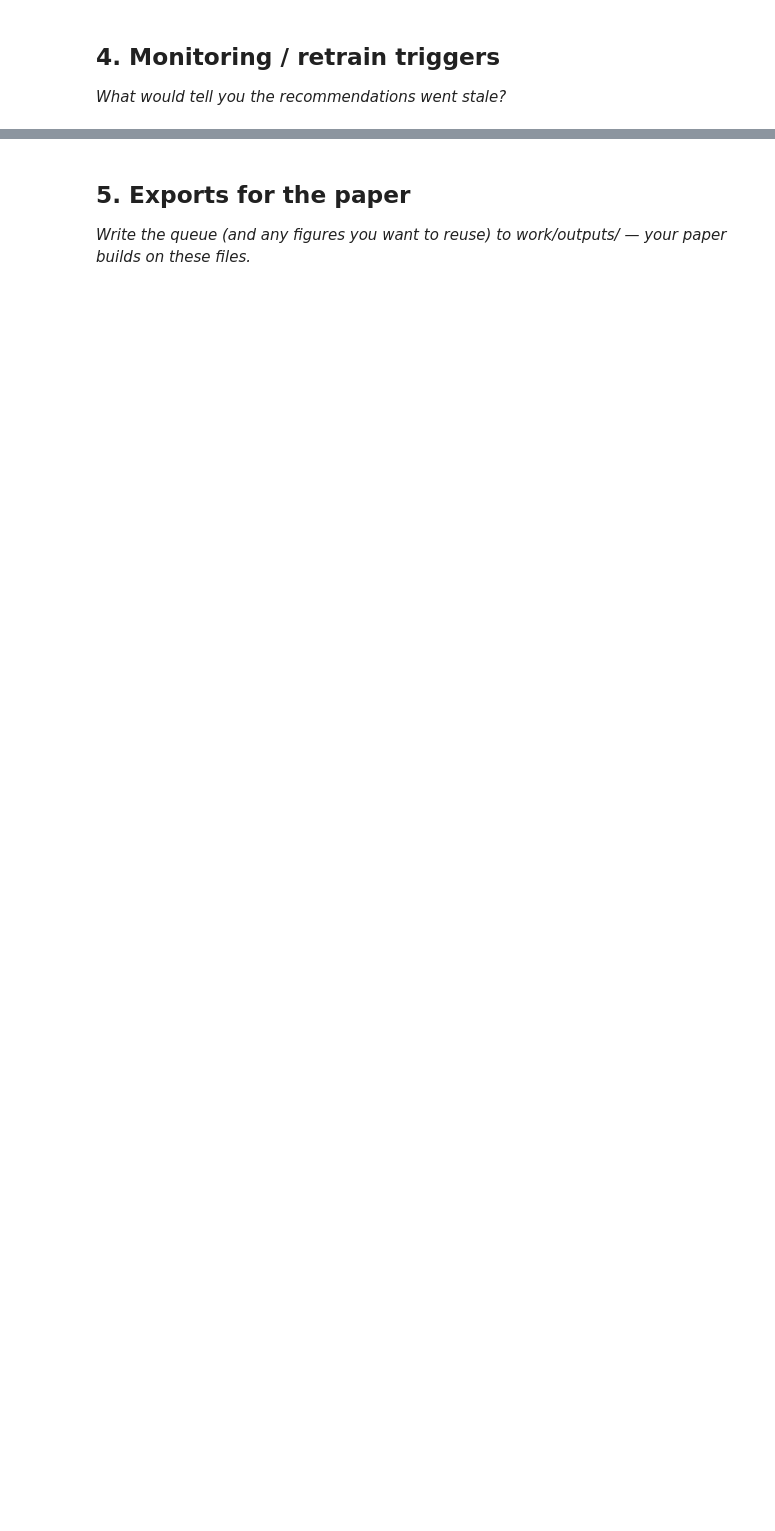
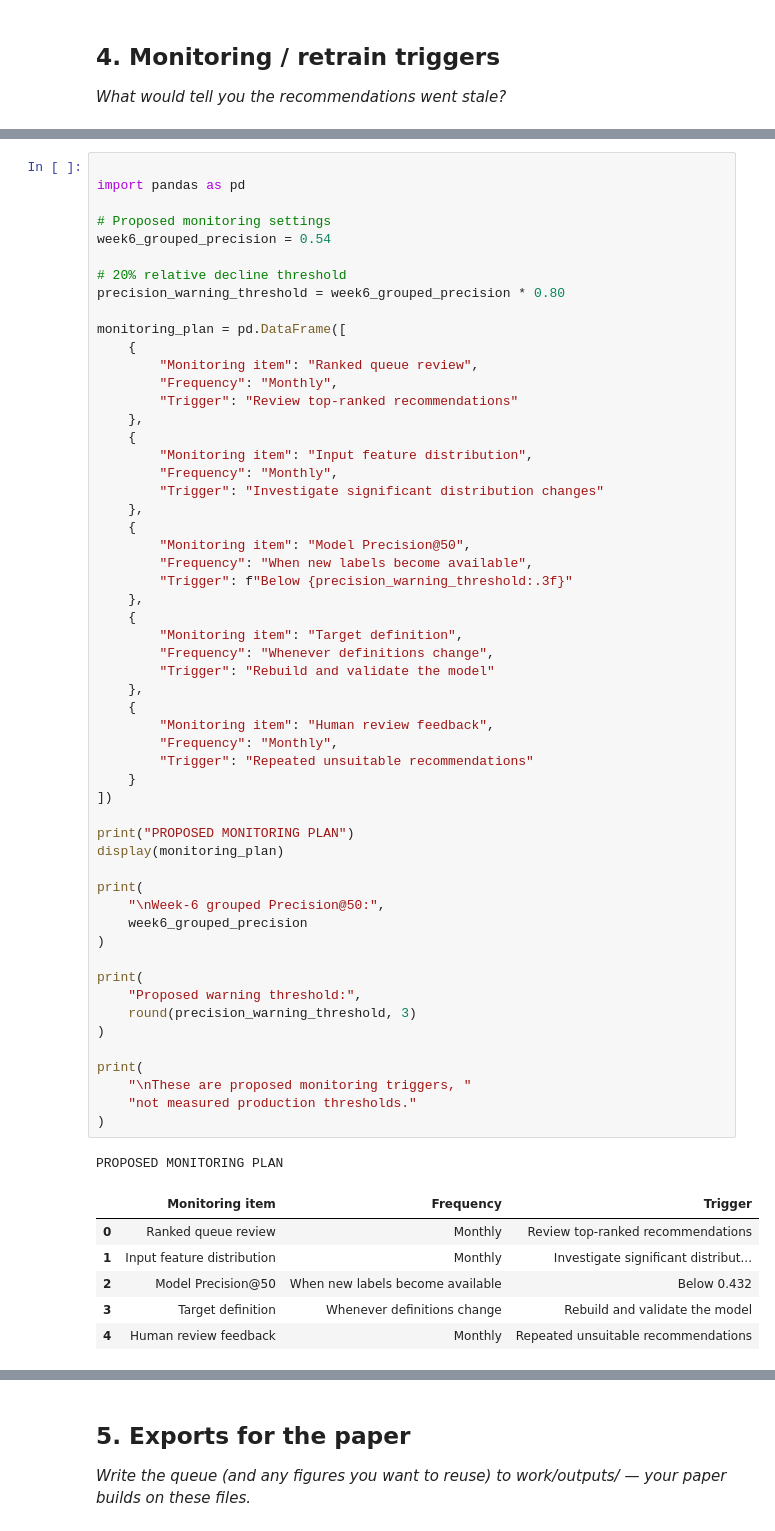
Before and after one commit to Pangakeerthi11/keerthi-flyrank-ml-internship-2026, a Jupyter notebook: work/notebooks/w07_action_playbook.ipynb, the cells around one changed output, grey strips where cells are left out. Cells and saved outputs as stored; diff of their text form; blank space fills up the shorter version.

```diff
--- a/work/notebooks/w07_action_playbook.ipynb
+++ b/work/notebooks/w07_action_playbook.ipynb
@@ -36,0 +548,63 @@ This skeleton is yours to fill. Work the sections **in order** — each one has
+# %%
+
+import pandas as pd
+
+# Proposed monitoring settings
+week6_grouped_precision = 0.54
+
+# 20% relative decline threshold
+precision_warning_threshold = week6_grouped_precision * 0.80
+
+monitoring_plan = pd.DataFrame([
+    {
+        "Monitoring item": "Ranked queue review",
+        "Frequency": "Monthly",
+        "Trigger": "Review top-ranked recommendations"
+    },
+    {
+        "Monitoring item": "Input feature distribution",
+        "Frequency": "Monthly",
+        "Trigger": "Investigate significant distribution changes"
+    },
+    {
+        "Monitoring item": "Model Precision@50",
+        "Frequency": "When new labels become available",
+        "Trigger": f"Below {precision_warning_threshold:.3f}"
+    },
+    {
+        "Monitoring item": "Target definition",
+        "Frequency": "Whenever definitions change",
+        "Trigger": "Rebuild and validate the model"
+    },
+    {
+        "Monitoring item": "Human review feedback",
+        "Frequency": "Monthly",
+        "Trigger": "Repeated unsuitable recommendations"
+    }
+])
+
+print("PROPOSED MONITORING PLAN")
+display(monitoring_plan)
+
+print(
+    "\nWeek-6 grouped Precision@50:",
+    week6_grouped_precision
+)
+
+print(
+    "Proposed warning threshold:",
+    round(precision_warning_threshold, 3)
+)
+
+print(
+    "\nThese are proposed monitoring triggers, "
+    "not measured production thresholds."
+)
+# %% [output]
+PROPOSED MONITORING PLAN
+|  | Monitoring item | Frequency | Trigger |
+| 0 | Ranked queue review | Monthly | Review top-ranked recommendations |
+| 1 | Input feature distribution | Monthly | Investigate significant distribut... |
+| 2 | Model Precision@50 | When new labels become available | Below 0.432 |
+| 3 | Target definition | Whenever definitions change | Rebuild and validate the model |
+| 4 | Human review feedback | Monthly | Repeated unsuitable recommendations |
```
Also changed, not shown: parts of 16 cells of this notebook.
